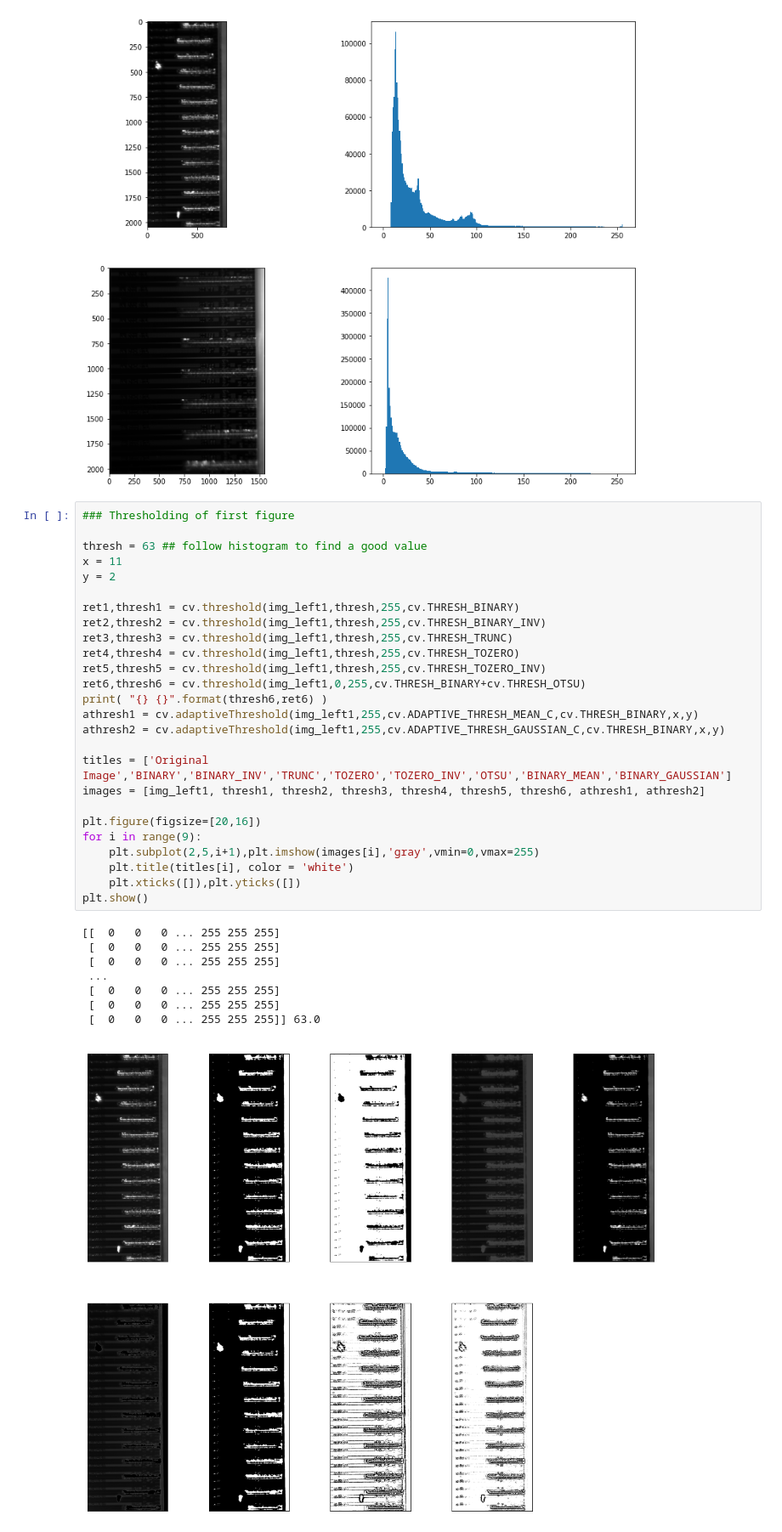
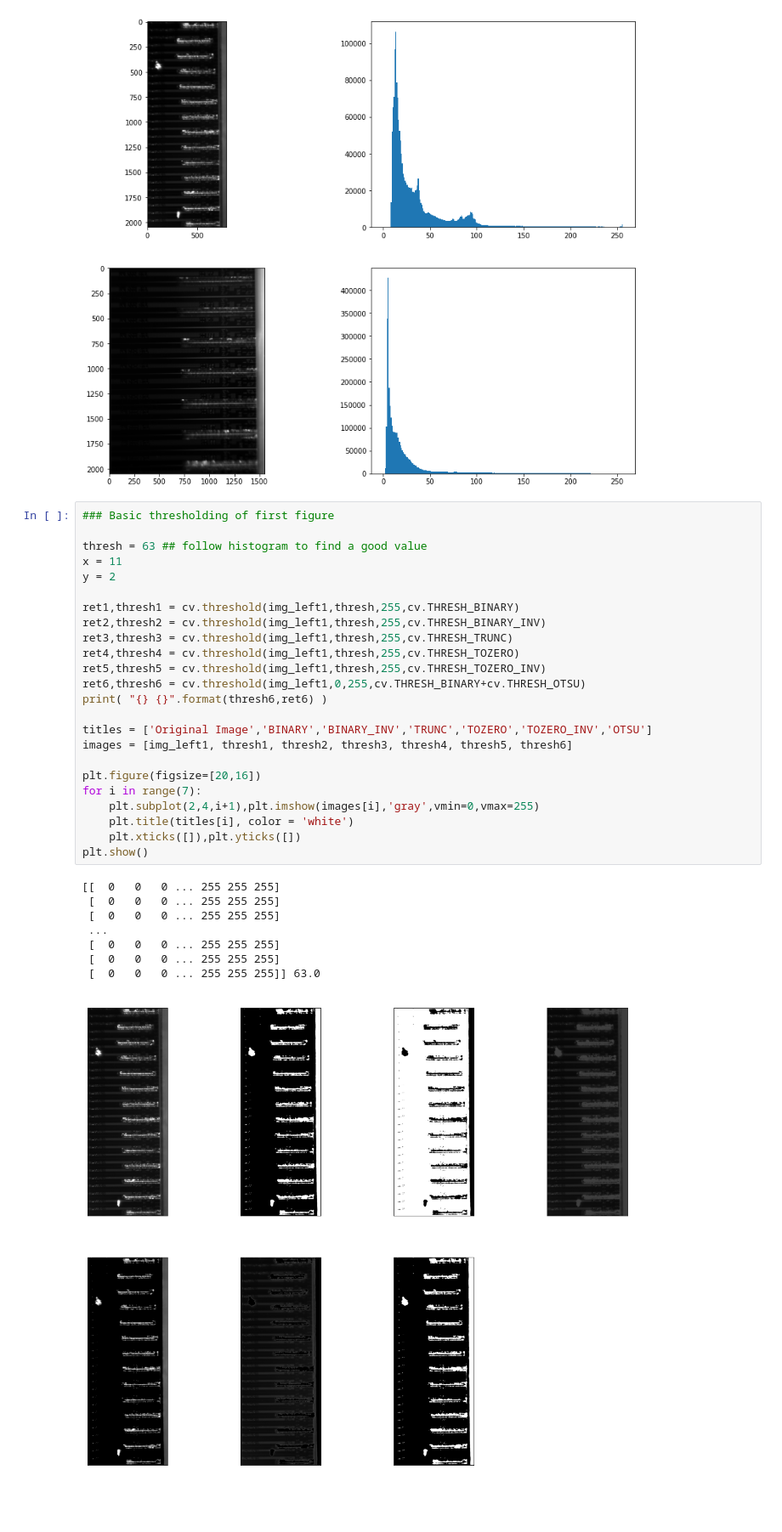
Before and after one commit to XanderPeetroons/visionautomation, a Jupyter notebook: Notebooks/chip_img_notebook.ipynb, the cells around one changed output. Shown at 85% size. Drawn from its saved outputs; the diff is of its cells as text; blank space fills up the shorter version.

```diff
--- a/Notebooks/chip_img_notebook.ipynb
+++ b/Notebooks/chip_img_notebook.ipynb
@@ -90,37 +90,35 @@ plt.show()
 # %% [output]
 [figure]
 # %%
-### Thresholding of first figure
+### Basic thresholding of first figure
 
 thresh = 63 ## follow histogram to find a good value
 x = 11
 y = 2
 
 ret1,thresh1 = cv.threshold(img_left1,thresh,255,cv.THRESH_BINARY)
 ret2,thresh2 = cv.threshold(img_left1,thresh,255,cv.THRESH_BINARY_INV)
 ret3,thresh3 = cv.threshold(img_left1,thresh,255,cv.THRESH_TRUNC)
 ret4,thresh4 = cv.threshold(img_left1,thresh,255,cv.THRESH_TOZERO)
 ret5,thresh5 = cv.threshold(img_left1,thresh,255,cv.THRESH_TOZERO_INV)
 ret6,thresh6 = cv.threshold(img_left1,0,255,cv.THRESH_BINARY+cv.THRESH_OTSU)
 print( "{} {}".format(thresh6,ret6) )
-athresh1 = cv.adaptiveThreshold(img_left1,255,cv.ADAPTIVE_THRESH_MEAN_C,cv.THRESH_BINARY,x,y)
-athresh2 = cv.adaptiveThreshold(img_left1,255,cv.ADAPTIVE_THRESH_GAUSSIAN_C,cv.THRESH_BINARY,x,y)
 
-titles = ['Original Image','BINARY','BINARY_INV','TRUNC','TOZERO','TOZERO_INV','OTSU','BINARY_MEAN','BINARY_GAUSSIAN']
-images = [img_left1, thresh1, thresh2, thresh3, thresh4, thresh5, thresh6, athresh1, athresh2]
+titles = ['Original Image','BINARY','BINARY_INV','TRUNC','TOZERO','TOZERO_INV','OTSU']
+images = [img_left1, thresh1, thresh2, thresh3, thresh4, thresh5, thresh6]
 
 plt.figure(figsize=[20,16])
-for i in range(9):
-    plt.subplot(2,5,i+1),plt.imshow(images[i],'gray',vmin=0,vmax=255)
+for i in range(7):
+    plt.subplot(2,4,i+1),plt.imshow(images[i],'gray',vmin=0,vmax=255)
     plt.title(titles[i], color = 'white')
     plt.xticks([]),plt.yticks([])
 plt.show()
 # %% [output]
 [[  0   0   0 ... 255 255 255]
  [  0   0   0 ... 255 255 255]
  [  0   0   0 ... 255 255 255]
  ...
  [  0   0   0 ... 255 255 255]
  [  0   0   0 ... 255 255 255]
  [  0   0   0 ... 255 255 255]] 63.0
-[figure, old version]
+[figure, new version]
```
Also changed, not shown: parts of 4 cells of this notebook.
